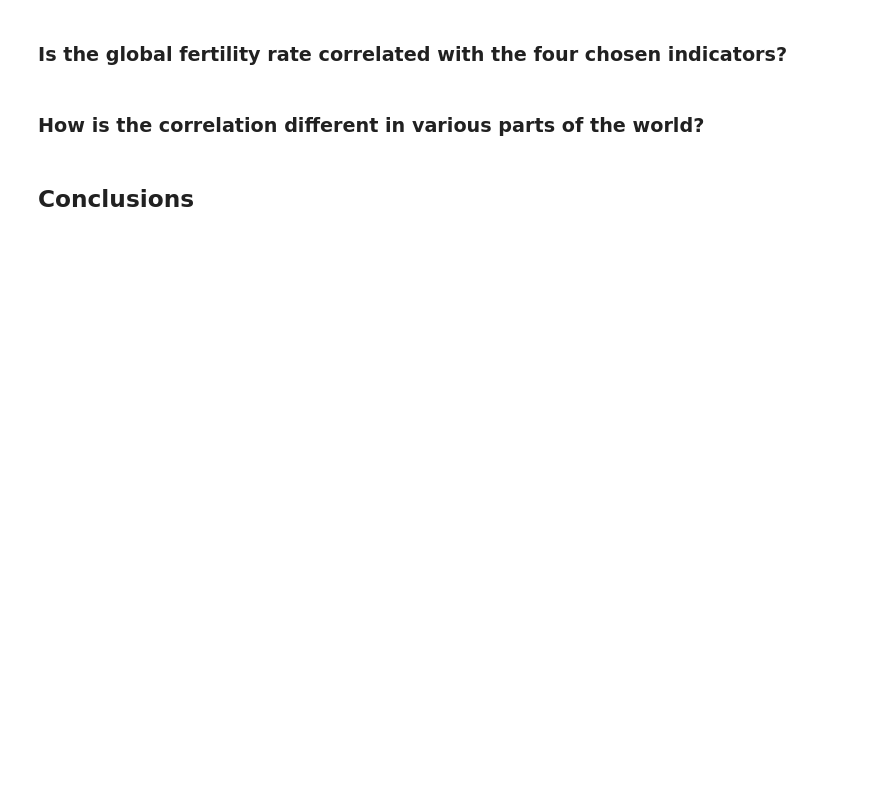
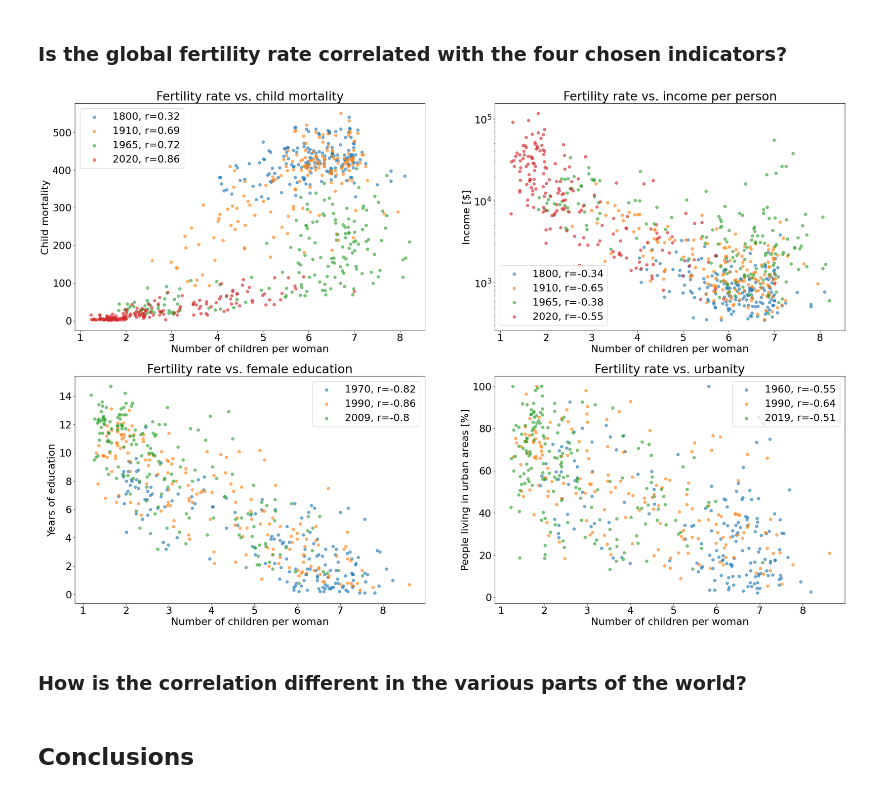
Before and after one commit to zoraaroz/global-fertility-rate, a Jupyter notebook: global-fertility-rate.ipynb, the cells around one changed output. Cells and saved outputs as stored; diff of their text form; code cells hidden in the pictures; blank space fills up the shorter version.

```diff
--- a/global-fertility-rate.ipynb
+++ b/global-fertility-rate.ipynb
@@ -278,7 +342,49 @@ In this exploratory data analysis, I will try to answer the questions raised in
 # %% [markdown]
 ### Is the global fertility rate correlated with the four chosen indicators?
+# %%
+fig = plt.figure(figsize=(30,20))
+plt.rcParams.update({'font.size': 22})
+
+years = ['1800','1910','1965','2020']
+plt.subplot(2, 2, 1)
+for y in years:
+    plt.scatter(df_fertility[y], df_mortality[y], alpha=.6, label='{}, r={}'.format(y,round(df_fertility.corrwith(df_mortality[y])[y],2)));
+plt.title('Fertility rate vs. child mortality')
+plt.xlabel('Number of children per woman')
+plt.ylabel('Child mortality')
+plt.legend();
+
+years = ['1800','1910','1965','2020']
+plt.subplot(2, 2, 2)
+for y in years:
+    plt.scatter(df_fertility[y], df_income[y], alpha=.6, label='{}, r={}'.format(y,round(df_fertility.corrwith(df_income[y])[y],2)));
+plt.yscale('log') # use logarithmic y-scale because of large spread of income data
+plt.title('Fertility rate vs. income per person')
+plt.xlabel('Number of children per woman')
+plt.ylabel('Income [$]')
+plt.legend();
+
+years = ['1970','1990','2009']
+plt.subplot(2, 2, 3)
+for y in years:
+    plt.scatter(df_fertility[y], df_edu[y], alpha=.6, label='{}, r={}'.format(y,round(df_fertility.corrwith(df_edu[y])[y],2)));
+plt.title('Fertility rate vs. female education')
+plt.xlabel('Number of children per woman')
+plt.ylabel('Years of education')
+plt.legend();
+
+years = ['1960','1990','2019']
+plt.subplot(2, 2, 4)
+for y in years:
+    plt.scatter(df_fertility[y], df_urban[y]*100, alpha=.6, label='{}, r={}'.format(y,round(df_fertility.corrwith(df_urban[y])[y],2)));
+plt.title('Fertility rate vs. urbanity')
+plt.xlabel('Number of children per woman')
+plt.ylabel('People living in urban areas [%]')
+plt.legend();
+# %% [output]
+[figure, added]
 # %% [markdown]
-### How is the correlation different in various parts of the world?
+### How is the correlation different in the various parts of the world?
 # %% [markdown]
 <a id='conclusions'></a>
 ## Conclusions
```
Also changed, not shown: parts of 33 cells of this notebook.
